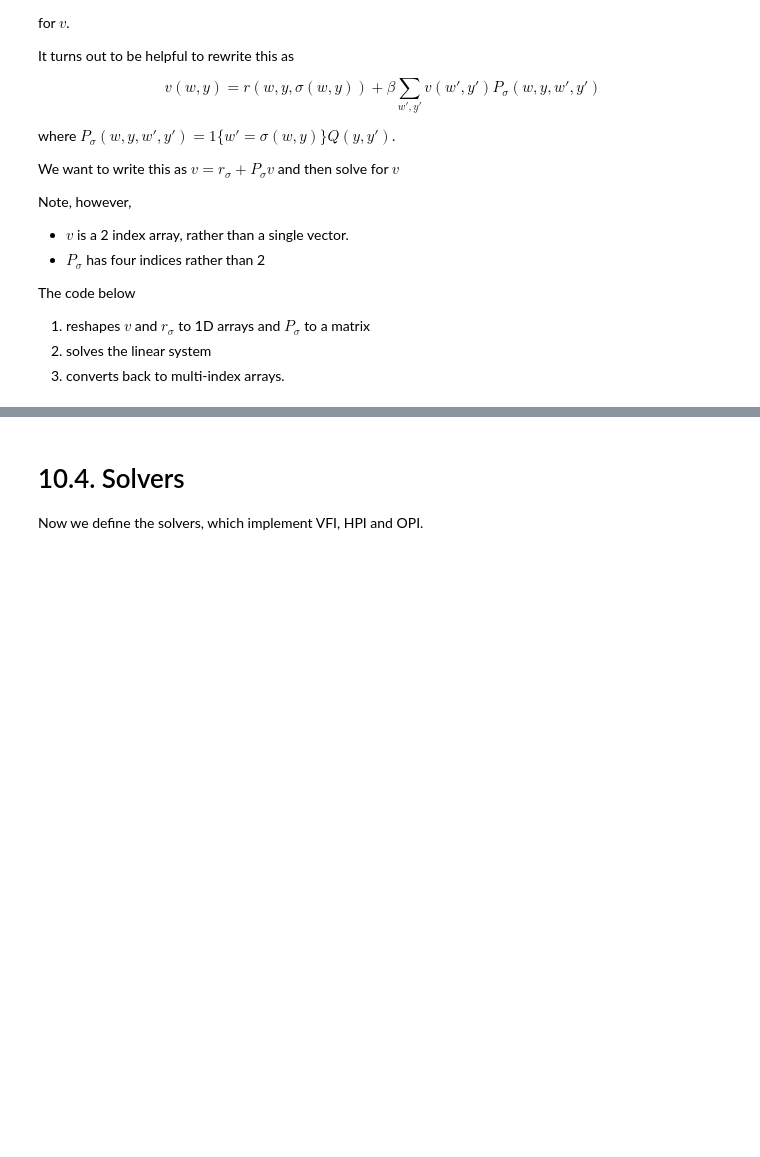
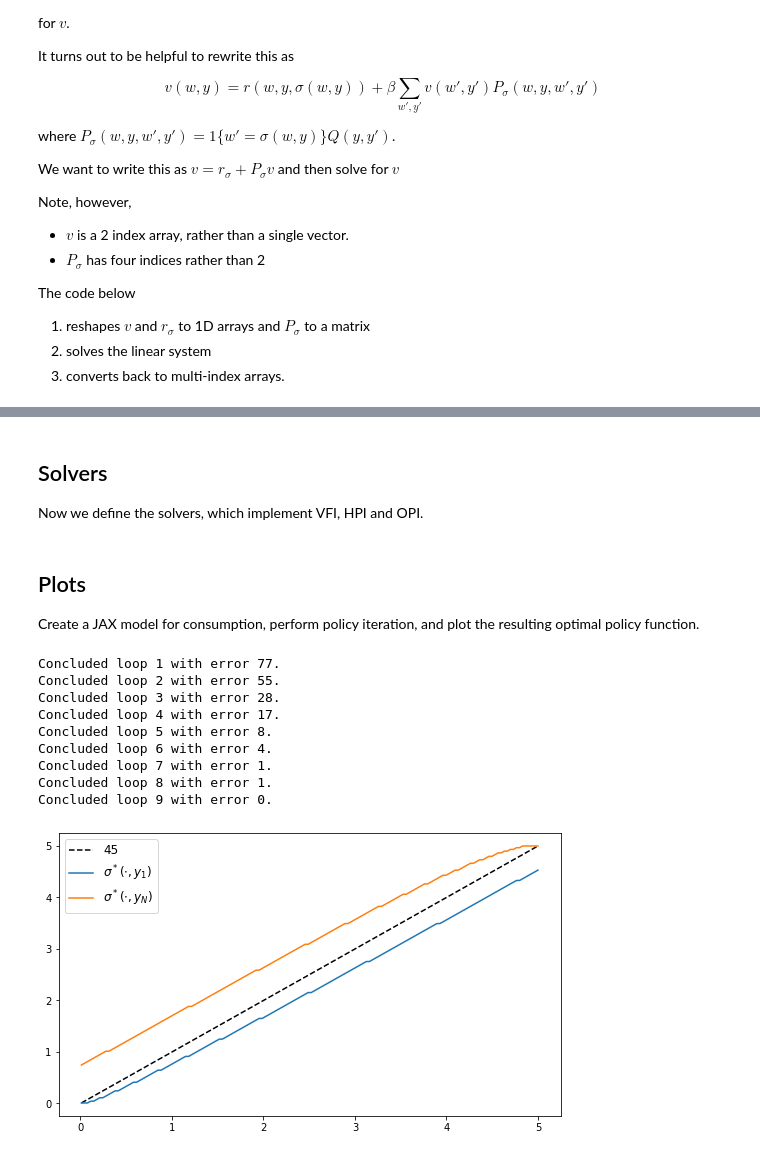
Before and after one commit to QuantEcon/lecture-jax, a Jupyter notebook: lectures/opt_savings.ipynb, the cells around one changed output, grey strips where cells are left out. Cells and saved outputs as stored; diff of their text form; code cells hidden in the pictures; blank space fills up the shorter version.

```diff
--- a/lectures/opt_savings.ipynb
+++ b/lectures/opt_savings.ipynb
@@ -16 +35,3 @@ import matplotlib.pyplot as plt
+# %%
+jax.config.update("jax_enable_x64", True)
 # %% [markdown]
@@ -111,5 +152,25 @@ def B(v, constants, sizes, arrays):
 
 Now we define the policy operator $T_\sigma$
+# %%
+def compute_r_σ(σ, constants, sizes, arrays):
+    """
+    Compute the array r_σ[i, j] = r[i, j, σ[i, j]], which gives current
+    rewards given policy σ.
+    """
+
+    # Unpack model
+    β, R, γ = constants
+    w_size, y_size = sizes
+    w_grid, y_grid, Q = arrays
+
+    # Compute r_σ[i, j]
+    w = jnp.reshape(w_grid, (w_size, 1))
+    y = jnp.reshape(y_grid, (1, y_size))
+    wp = w_grid[σ]
+    c = R * w + y - wp
+    r_σ = c**(1-γ)/(1-γ)
+
+    return r_σ
 # %%
 def T_σ(v, σ, constants, sizes, arrays):
     "The σ-policy operator."
@@ -191,5 +288,13 @@ def get_value(σ, constants, sizes, arrays):
+# %%
+B = jax.jit(B, static_argnums=(2,))
+compute_r_σ = jax.jit(compute_r_σ, static_argnums=(2,))
+T = jax.jit(T, static_argnums=(2,))
+get_greedy = jax.jit(get_greedy, static_argnums=(2,))
+get_value = jax.jit(get_value, static_argnums=(2,))
+T_σ = jax.jit(T_σ, static_argnums=(3,))
+R_σ = jax.jit(R_σ, static_argnums=(3,))
 # %% [markdown]
-# 10.4. Solvers
+## Solvers
 
 Now we define the solvers, which implement VFI, HPI and OPI.
 # %%
@@ -230,3 +335,33 @@ def optimistic_policy_iteration(model, tol=1e-5, m=10):
             v = T_σ(v, σ, constants, sizes, arrays)
         error = jnp.max(np.abs(v - last_v))
     return get_greedy(v, constants, sizes, arrays)
+# %% [markdown]
+## Plots
+
+Create a JAX model for consumption, perform policy iteration, and plot the resulting optimal policy function.
+# %%
+fontsize=12
+model = create_consumption_model_jax()
+# Unpack
+constants, sizes, arrays = model
+β, R, γ = constants
+w_size, y_size = sizes
+w_grid, y_grid, Q = arrays
+σ_star = policy_iteration(model)
+fig, ax = plt.subplots(figsize=(9, 5.2))
+ax.plot(w_grid, w_grid, "k--", label="45")
+ax.plot(w_grid, w_grid[σ_star[:, 1]], label="$\\sigma^*(\cdot, y_1)$")
+ax.plot(w_grid, w_grid[σ_star[:, -1]], label="$\\sigma^*(\cdot, y_N)$")
+ax.legend(fontsize=fontsize)
+plt.show()
+# %% [output]
+Concluded loop 1 with error 77.
+Concluded loop 2 with error 55.
+Concluded loop 3 with error 28.
+Concluded loop 4 with error 17.
+Concluded loop 5 with error 8.
+Concluded loop 6 with error 4.
+Concluded loop 7 with error 1.
+Concluded loop 8 with error 1.
+Concluded loop 9 with error 0.
+[figure, added]
```
Also changed, not shown: parts of 18 cells of this notebook, 2 other files.
